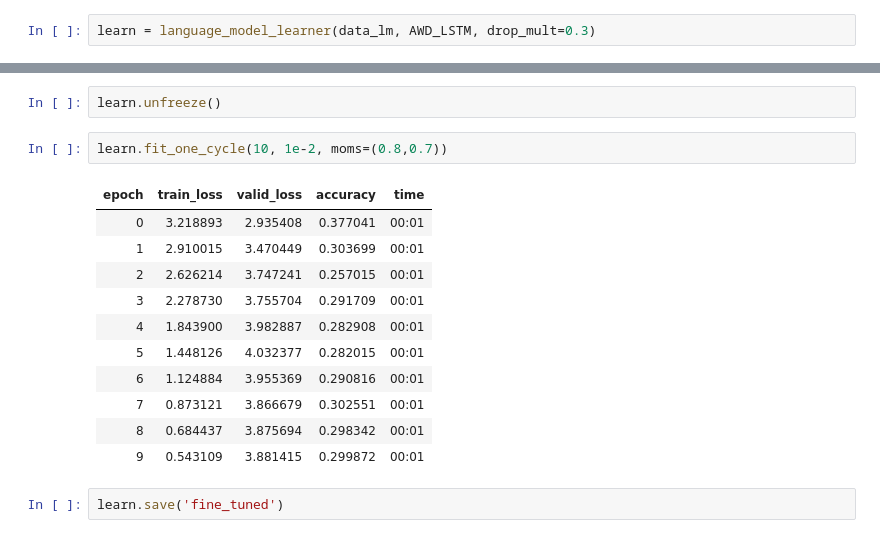
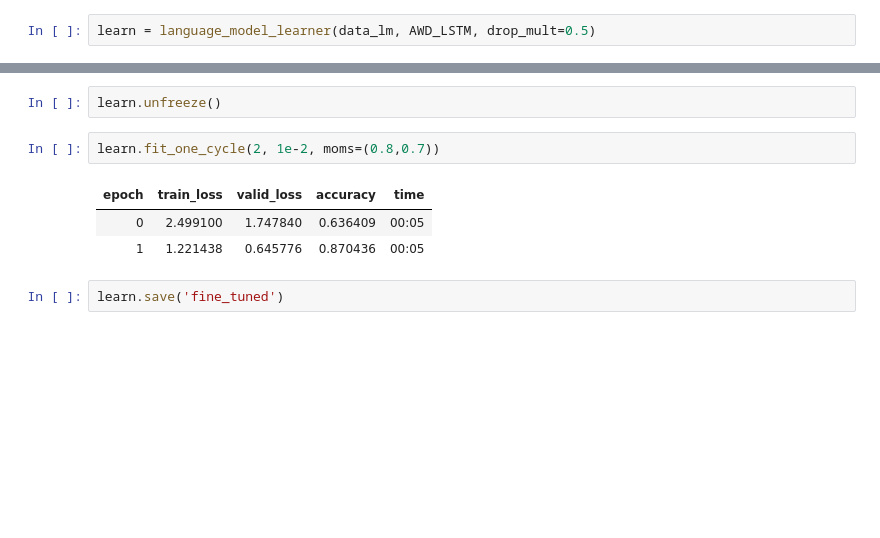
Before and after one commit to maniceet/How-do-you-like-them-Apples, a Jupyter notebook: How_do_you_like_them_apples_(Model_Training).ipynb, the cells around one changed output, grey strips where cells are left out. Saved outputs shown, nothing was run; the diff lists cells and outputs as text; blank space fills up the shorter version.

```diff
--- a/How_do_you_like_them_apples_(Model_Training).ipynb
+++ b/How_do_you_like_them_apples_(Model_Training).ipynb
@@ -172,5 +175,5 @@ data_lm.show_batch()
 # %%
-learn = language_model_learner(data_lm, AWD_LSTM, drop_mult=0.3)
+learn = language_model_learner(data_lm, AWD_LSTM, drop_mult=0.5)
 # %%
 learn.lr_find()
 # %% [output]
@@ -192,19 +195,11 @@ learn.load('fit_head');
 # %%
 learn.unfreeze()
 # %%
-learn.fit_one_cycle(10, 1e-2, moms=(0.8,0.7))
+learn.fit_one_cycle(2, 1e-2, moms=(0.8,0.7))
 # %% [output]
 | epoch | train_loss | valid_loss | accuracy | time |
-| 0 | 3.218893 | 2.935408 | 0.377041 | 00:01 |
-| 1 | 2.910015 | 3.470449 | 0.303699 | 00:01 |
-| 2 | 2.626214 | 3.747241 | 0.257015 | 00:01 |
-| 3 | 2.278730 | 3.755704 | 0.291709 | 00:01 |
-| 4 | 1.843900 | 3.982887 | 0.282908 | 00:01 |
-| 5 | 1.448126 | 4.032377 | 0.282015 | 00:01 |
-| 6 | 1.124884 | 3.955369 | 0.290816 | 00:01 |
-| 7 | 0.873121 | 3.866679 | 0.302551 | 00:01 |
-| 8 | 0.684437 | 3.875694 | 0.298342 | 00:01 |
-| 9 | 0.543109 | 3.881415 | 0.299872 | 00:01 |
+| 0 | 2.499100 | 1.747840 | 0.636409 | 00:05 |
+| 1 | 1.221438 | 0.645776 | 0.870436 | 00:05 |
 # %%
 learn.save('fine_tuned')
 # %%
```
Also changed, not shown: parts of 28 cells of this notebook.
